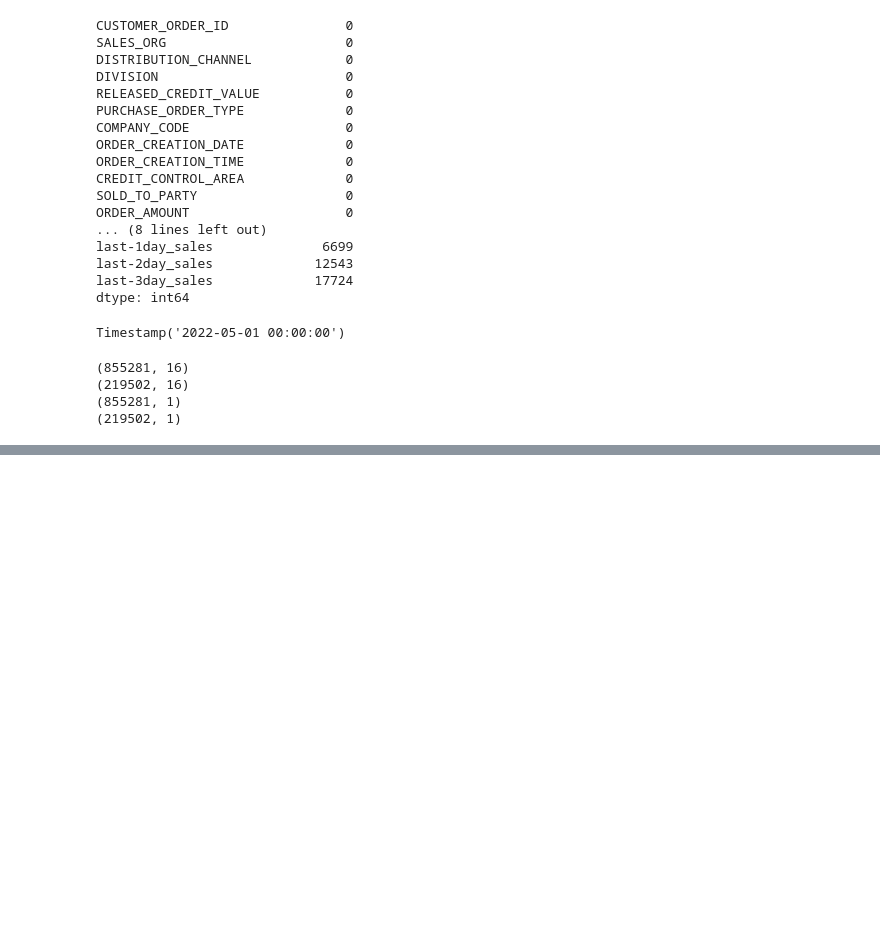
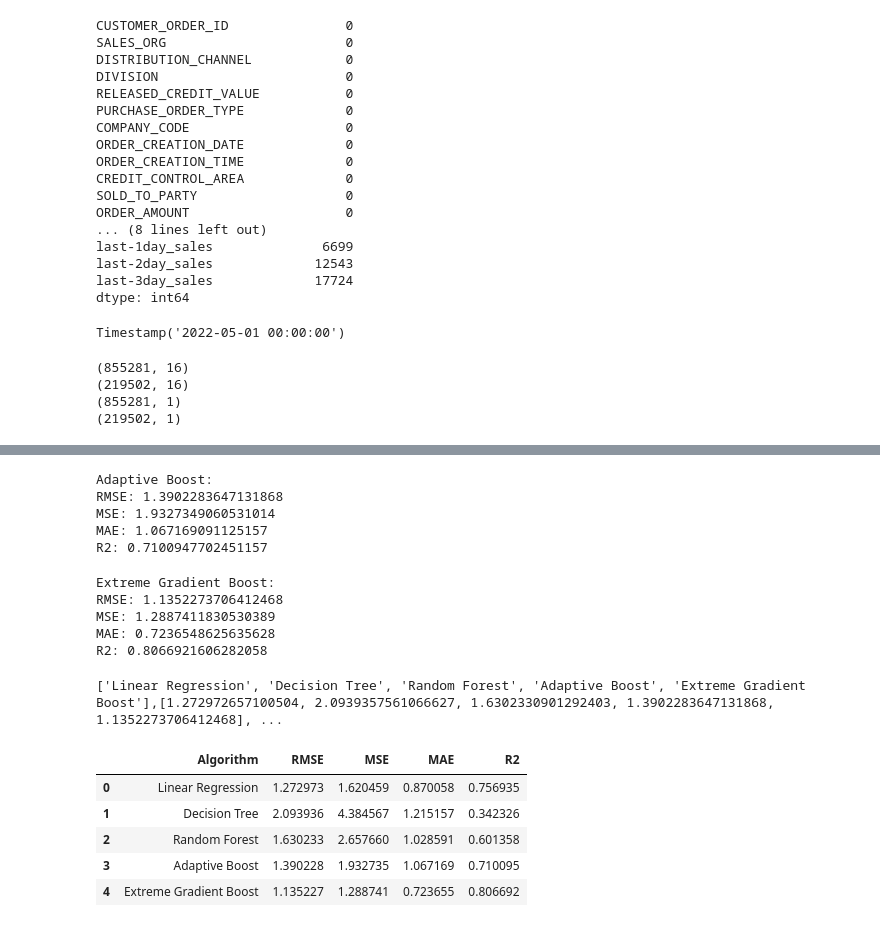
Before and after one commit to pratayyy/Order-Amount-Prediction, a Jupyter notebook: Order_Amount_Prediction.ipynb, the cells around one changed output, grey strips where cells are left out. Drawn from its saved outputs; the diff is of its cells as text; code cells hidden in the pictures; blank space fills up the shorter version.

```diff
--- a/Order_Amount_Prediction.ipynb
+++ b/Order_Amount_Prediction.ipynb
@@ -521,0 +647,67 @@ print(X_test.shape)
+# %%
+from sklearn.ensemble import AdaBoostRegressor
+
+Algorithm.append('Adaptive Boost')
+regressor = AdaBoostRegressor()
+
+regressor.fit(X_train, y_train)
+predicted = regressor.predict(X_test)
+
+MSE = mean_squared_error(y_test, predicted)
+RMSE = np.sqrt(MSE)
+MAE = mean_absolute_error(y_test, predicted)
+R2 = r2_score(y_test, predicted)
+
+print(f"Adaptive Boost:\nRMSE: {RMSE}\nMSE: {MSE}\nMAE: {MAE}\nR2: {R2}\n")
+
+RMSE_Score.append(RMSE)
+MSE_Score.append(MSE)
+MAE_Score.append(MAE)
+R2_Score.append(R2)
+# %% [output]
+Adaptive Boost:
+RMSE: 1.3902283647131868
+MSE: 1.9327349060531014
+MAE: 1.067169091125157
+R2: 0.7100947702451157
+# %%
+import xgboost as xgb
+
+Algorithm.append('Extreme Gradient Boost')
+regressor = xgb.XGBRegressor()
+
+regressor.fit(X_train, y_train)
+predicted = regressor.predict(X_test)
+
+MSE = mean_squared_error(y_test, predicted)
+RMSE = np.sqrt(MSE)
+MAE = mean_absolute_error(y_test, predicted)
+R2 = r2_score(y_test, predicted)
+
+print(f"Extreme Gradient Boost:\nRMSE: {RMSE}\nMSE: {MSE}\nMAE: {MAE}\nR2: {R2}\n")
+
+RMSE_Score.append(RMSE)
+MSE_Score.append(MSE)
+MAE_Score.append(MAE)
+R2_Score.append(R2)
+# %% [output]
+Extreme Gradient Boost:
+RMSE: 1.1352273706412468
+MSE: 1.2887411830530389
+MAE: 0.7236548625635628
+R2: 0.8066921606282058
+# %%
+for i in Algorithm, RMSE_Score, MSE_Score, MAE_Score, R2_Score:
+  print (i,end=',')
+# %% [output]
+['Linear Regression', 'Decision Tree', 'Random Forest', 'Adaptive Boost', 'Extreme Gradient Boost'],[1.272972657100504, 2.0939357561066627, 1.6302330901292403, 1.3902283647131868, 1.1352273706412468], ...
+# %%
+comparison_table = pd.DataFrame(list(zip(Algorithm, RMSE_Score, MSE_Score, MAE_Score, R2_Score)), columns=['Algorithm','RMSE','MSE', 'MAE','R2'])
+comparison_table
+# %% [output]
+|  | Algorithm | RMSE | MSE | MAE | R2 |
+| 0 | Linear Regression | 1.272973 | 1.620459 | 0.870058 | 0.756935 |
+| 1 | Decision Tree | 2.093936 | 4.384567 | 1.215157 | 0.342326 |
+| 2 | Random Forest | 1.630233 | 2.657660 | 1.028591 | 0.601358 |
+| 3 | Adaptive Boost | 1.390228 | 1.932735 | 1.067169 | 0.710095 |
+| 4 | Extreme Gradient Boost | 1.135227 | 1.288741 | 0.723655 | 0.806692 |
```
Also changed, not shown: parts of 12 cells of this notebook.
